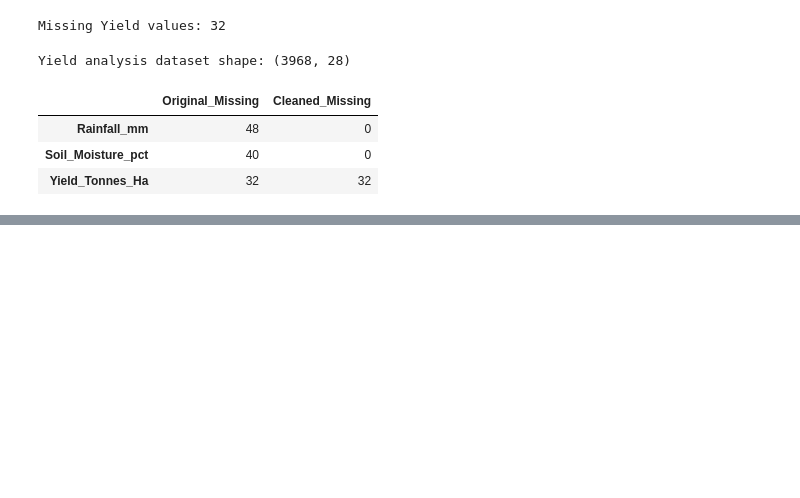
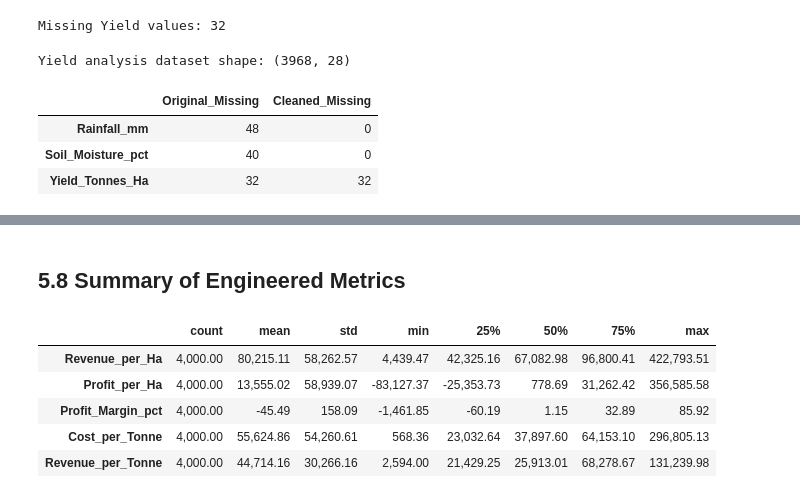
Before and after one commit to TharunPranav2007/Seasonal-Agriculture-Performance-Analysis, a Jupyter notebook: notebooks/seasonal_agriculture_analysis.ipynb, the cells around one changed output, grey strips where cells are left out. Drawn from its saved outputs; the diff is of its cells as text; code cells hidden in the pictures; blank space fills up the shorter version.

Commit message:
feat: add feature engineering and economic metrics

```diff
--- a/notebooks/seasonal_agriculture_analysis.ipynb
+++ b/notebooks/seasonal_agriculture_analysis.ipynb
@@ -566,0 +638,10 @@ cleaning_summary
+# %%
+# Calculate production cost per tonne
+
+df_clean["Cost_per_Tonne"] = (
+    df_clean["Total_Cost_INR"] / df_clean["Production_Tonnes"]
+)
+
+df_clean[
+    ["Total_Cost_INR", "Production_Tonnes", "Cost_per_Tonne"]
+].head()
@@ -566,0 +659,10 @@ cleaning_summary
+# %%
+# Calculate revenue per tonne
+
+df_clean["Revenue_per_Tonne"] = (
+    df_clean["Revenue_INR"] / df_clean["Production_Tonnes"]
+)
+
+df_clean[
+    ["Revenue_INR", "Production_Tonnes", "Revenue_per_Tonne"]
+].head()
@@ -566,0 +682,6 @@ cleaning_summary
+# %%
+# Identify loss-making observations
+
+df_clean["Loss_Making"] = df_clean["Profit_INR"] < 0
+
+df_clean["Loss_Making"].value_counts()
@@ -566,0 +705,13 @@ cleaning_summary
+# %%
+# List of newly engineered variables
+
+engineered_columns = [
+    "Revenue_per_Ha",
+    "Profit_per_Ha",
+    "Profit_Margin_pct",
+    "Cost_per_Tonne",
+    "Revenue_per_Tonne",
+    "Loss_Making"
+]
+
+df_clean[engineered_columns].head()
@@ -566,0 +760,11 @@ cleaning_summary
+# %% [markdown]
+## 5.8 Summary of Engineered Metrics
+# %%
+df_clean[engineered_columns].describe().T
+# %% [output]
+|  | count | mean | std | min | 25% | 50% | 75% | max |
+| Revenue_per_Ha | 4,000.00 | 80,215.11 | 58,262.57 | 4,439.47 | 42,325.16 | 67,082.98 | 96,800.41 | 422,793.51 |
+| Profit_per_Ha | 4,000.00 | 13,555.02 | 58,939.07 | -83,127.37 | -25,353.73 | 778.69 | 31,262.42 | 356,585.58 |
+| Profit_Margin_pct | 4,000.00 | -45.49 | 158.09 | -1,461.85 | -60.19 | 1.15 | 32.89 | 85.92 |
+| Cost_per_Tonne | 4,000.00 | 55,624.86 | 54,260.61 | 568.36 | 23,032.64 | 37,897.60 | 64,153.10 | 296,805.13 |
+| Revenue_per_Tonne | 4,000.00 | 44,714.16 | 30,266.16 | 2,594.00 | 21,429.25 | 25,913.01 | 68,278.67 | 131,239.98 |
```
Also changed, not shown: parts of 18 cells of this notebook.
